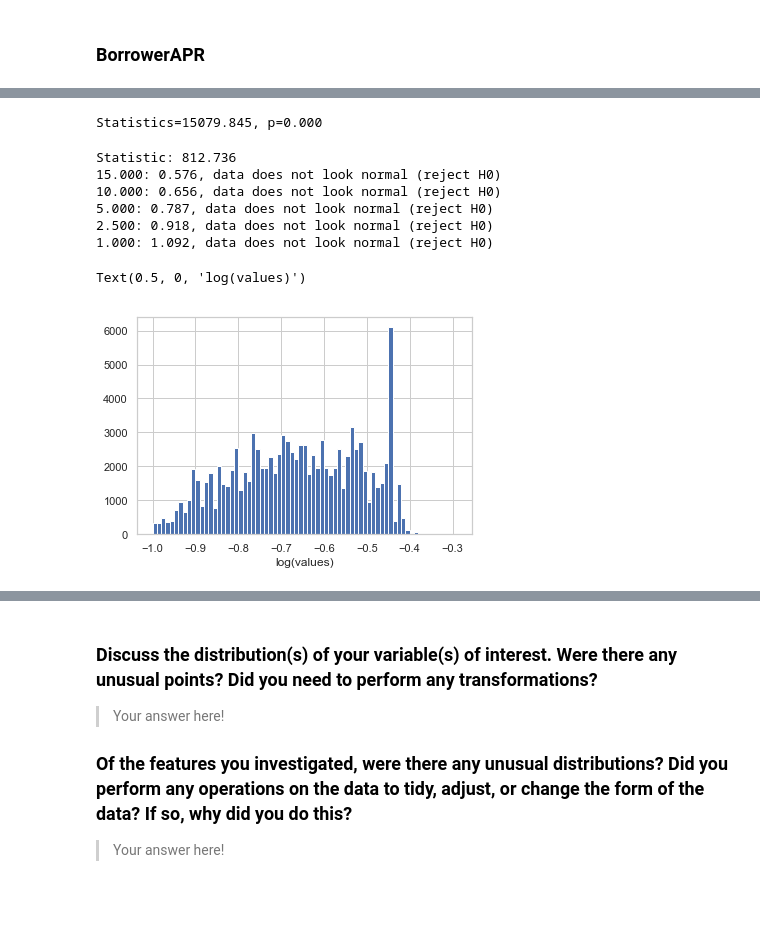
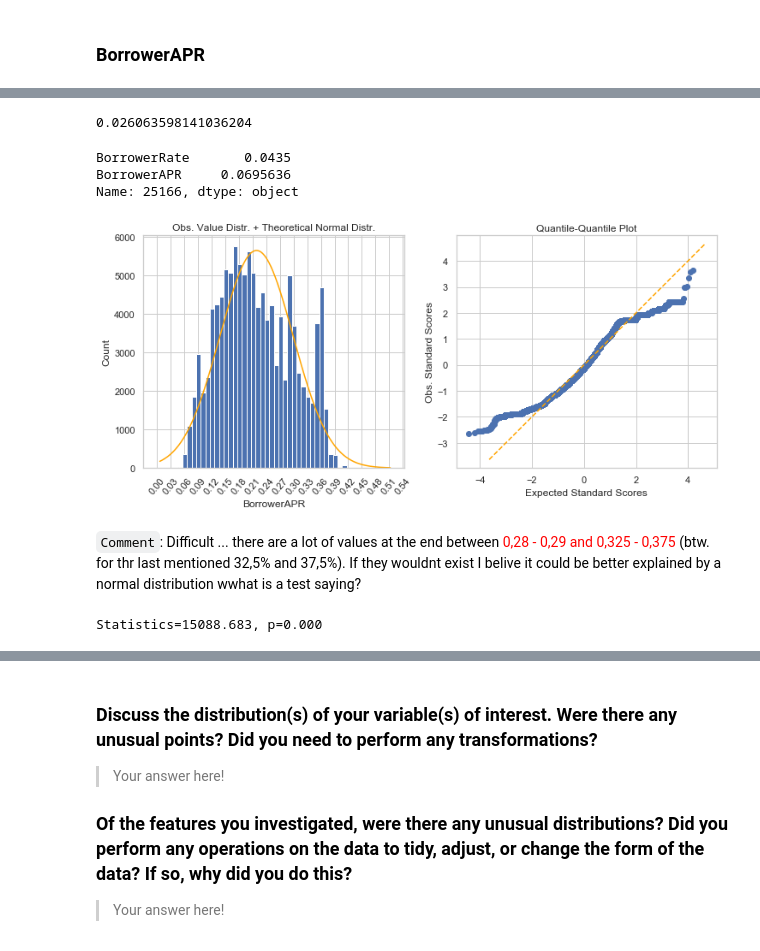
Before and after one commit to moosial/CommunicateDataFindings, a Jupyter notebook: exploration_Prosper_CA.ipynb, the cells around one changed output, grey strips where cells are left out. Saved outputs shown, nothing was run; the diff lists cells and outputs as text; code cells hidden in the pictures; blank space fills up the shorter version.

```diff
--- a/exploration_Prosper_CA.ipynb
+++ b/exploration_Prosper_CA.ipynb
@@ -135,6 +317,13 @@ I examined the stucture of the dataset utilizing the mentioned sources and categ
 # %%
 # load the csv
 df=pd.read_csv('prosperLoanData.csv')
+df_copy=df.copy()
+
+
+
+#####
+
+df = df.query()
 # %% [markdown]
 ## Univariate Exploration
 
@@ -514,5 +686,0 @@ df.BorrowerAPR.median()
-# %%
-# for shaipiro the size is too big
-# before we go ahead let's elimainate the NAs
-df.BorrowerAPR.dropna(inplace = True)
-df.BorrowerAPR.isnull().sum()
@@ -567,32 +732,31 @@ plt.ylabel('Observed Standard Scores');
+# %%
+# ok let's calulate the mean difference and tkae that as adjustment
+adjustment=df.BorrowerAPR.mean()-df.BorrowerRate.mean()
+adjustment
+# %% [output]
+0.026063598141036204
+# %%
+#df['BorrowerAPR'][df.BorrowerAPR.isnull()] = df['BorrowerRate'][df.BorrowerAPR.isnull()] + adjustment
+df.BorrowerAPR.fillna(df.BorrowerRate+adjustment, inplace=True)
+#25166	NaN	0.04350
+# %%
+# check for one of those index from above #25166	NaN	0.04350
+df.iloc[25166][['BorrowerRate','BorrowerAPR']]
+# %% [output]
+BorrowerRate       0.0435
+BorrowerAPR     0.0695636
+Name: 25166, dtype: object
+# %%
+# let's plot the distribution, I know Q-Q plot is already bivraiate but it is already so useful
+metric_distri_qq(df.BorrowerAPR, [12,5],  0.01, 0.03)
+# %% [output]
+[figure, added]
+# %% [markdown]
+`Comment`: Difficult ... there are a lot of values at the end between <font color='red'>0,28 - 0,29 and 0,325 - 0,375</font> (btw. for thr last mentioned 32,5% and 37,5%). If they wouldnt exist I belive it could be better explained by a normal distribution wwhat is a test saying?
 # %%
-from scipy.stats import normaltest
+# Standard tets
+# https://docs.scipy.org/doc/scipy/reference/generated/scipy.stats.normaltest.html
 stat, p = normaltest(df.BorrowerAPR)
 print('Statistics=%.3f, p=%.3f' % (stat, p))
 # %% [output]
-Statistics=15079.845, p=0.000
+Statistics=15088.683, p=0.000
-# %%
-from scipy.stats import anderson
-result = anderson(df.BorrowerAPR)
-print('Statistic: %.3f' % result.statistic)
-p = 0
-for i in range(len(result.critical_values)):
-    sl, cv = result.significance_level[i], result.critical_values[i]
-    if result.statistic < result.critical_values[i]:
-        print('%.3f: %.3f, data looks normal (fail to reject H0)' % (sl, cv))
-    else:
-        print('%.3f: %.3f, data does not look normal (reject H0)' % (sl, cv))
-# %% [output]
-Statistic: 812.736
-15.000: 0.576, data does not look normal (reject H0)
-10.000: 0.656, data does not look normal (reject H0)
-5.000: 0.787, data does not look normal (reject H0)
-2.500: 0.918, data does not look normal (reject H0)
-1.000: 1.092, data does not look normal (reject H0)
-# %%
-log_data = np.log10(df.BorrowerAPR) # direct data transform
-log_bin_edges = np.arange(-1, log_data.max()+0.01, 0.01)
-plt.hist(log_data, bins = log_bin_edges)
-plt.xlabel('log(values)')
-# %% [output]
-Text(0.5, 0, 'log(values)')
-[figure, removed]
```
Also changed, not shown: parts of 41 cells of this notebook.
